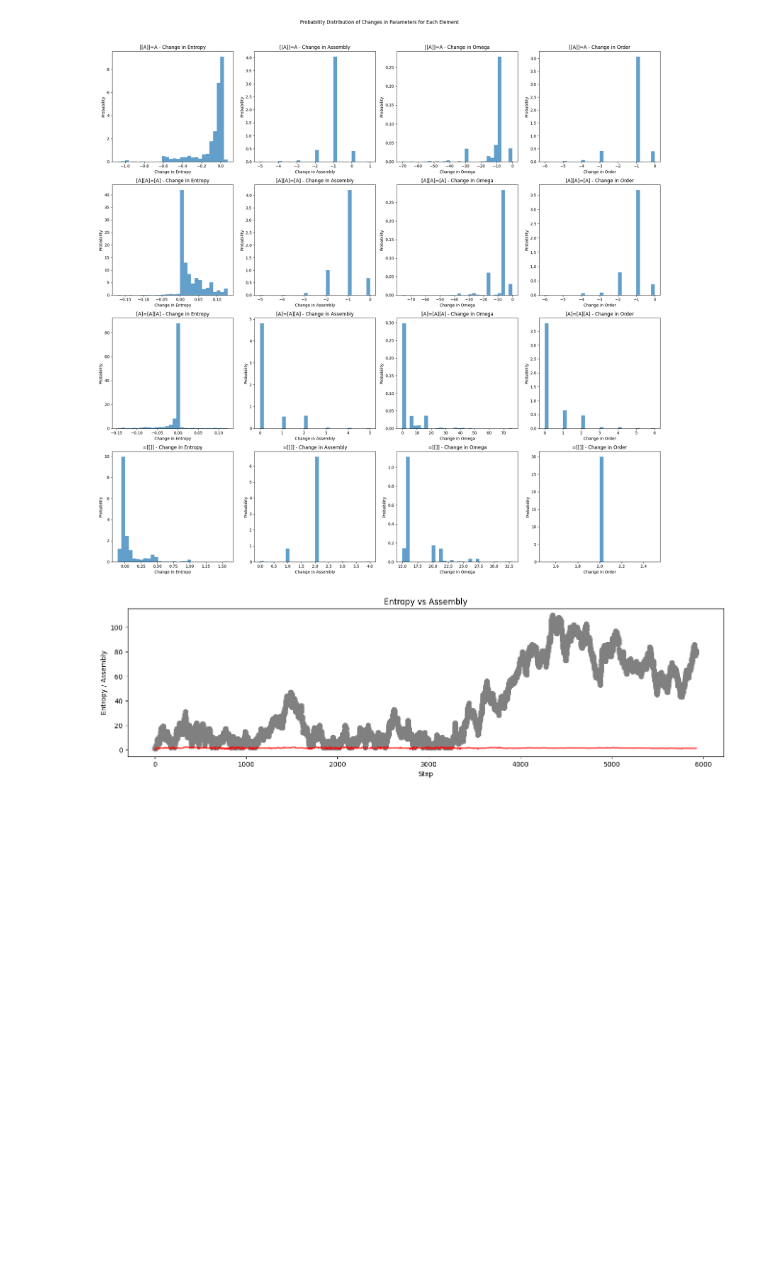
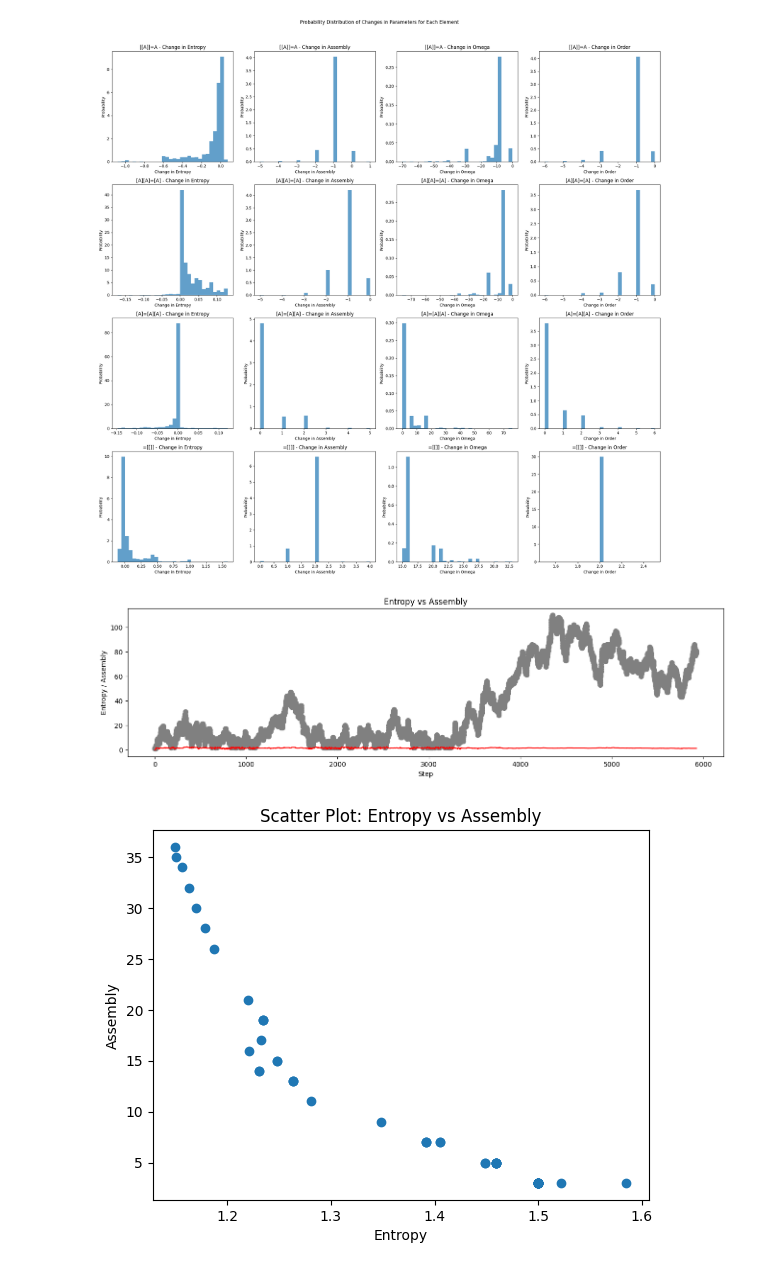
Before and after one commit to adamblvck/LawsOfForm-Simulator, a Jupyter notebook: animation/test.ipynb, the cells around one changed output. Saved outputs shown, nothing was run; the diff lists cells and outputs as text; code cells hidden in the pictures; blank space fills up the shorter version.

Commit message:
- Fixed four axiomatic operations - Displaying Entropy x Assembly chart

```diff
--- a/animation/test.ipynb
+++ b/animation/test.ipynb
@@ -199,0 +204,23 @@ plt.show()
+# %%
+# metrics (17).csv
+
+# Load the metrics file into pandas
+file_path_17 = 'metrics (17).csv'
+data_17 = pd.read_csv(file_path_17)
+data_17.columns = data_17.columns.str.strip()
+
+# Define a function to remove points within the given rectangles
+def remove_points(data_17, rectangles):
+	filtered_data = data_17.copy()
+	for rect in rectangles:
+		# Extract the rectangle coordinates
+		x_min, y_min, x_max, y_max = rect
+
+		# Filter the data based on the rectangle coordinates
+		filtered_data = filtered_data.loc[(filtered_data['Entropy'] < x_min) | (filtered_data['Entropy'] > x_max) | (filtered_data['Assembly'] < y_min) | (filtered_data['Assembly'] > y_max)]
+
+	return filtered_data
+
+# Example usage
+rectangles = [(1.25, 15, 3, 40), (1.4, 8, 3, 20), (1.6,0,3,20), (0,0,1.2,15), (1.2,0,1.4,6)]
+filtered_data = remove_points(data_17, rectangles)
@@ -199,0 +229,10 @@ plt.show()
+# %%
+import matplotlib.pyplot as plt
+
+plt.scatter(filtered_data['Entropy'], filtered_data['Assembly'])
+plt.xlabel('Entropy')
+plt.ylabel('Assembly')
+plt.title('Scatter Plot: Entropy vs Assembly')
+plt.show()
+# %% [output]
+[figure, added]
```
Also changed, not shown: parts of 5 cells of this notebook, 9 other files.
